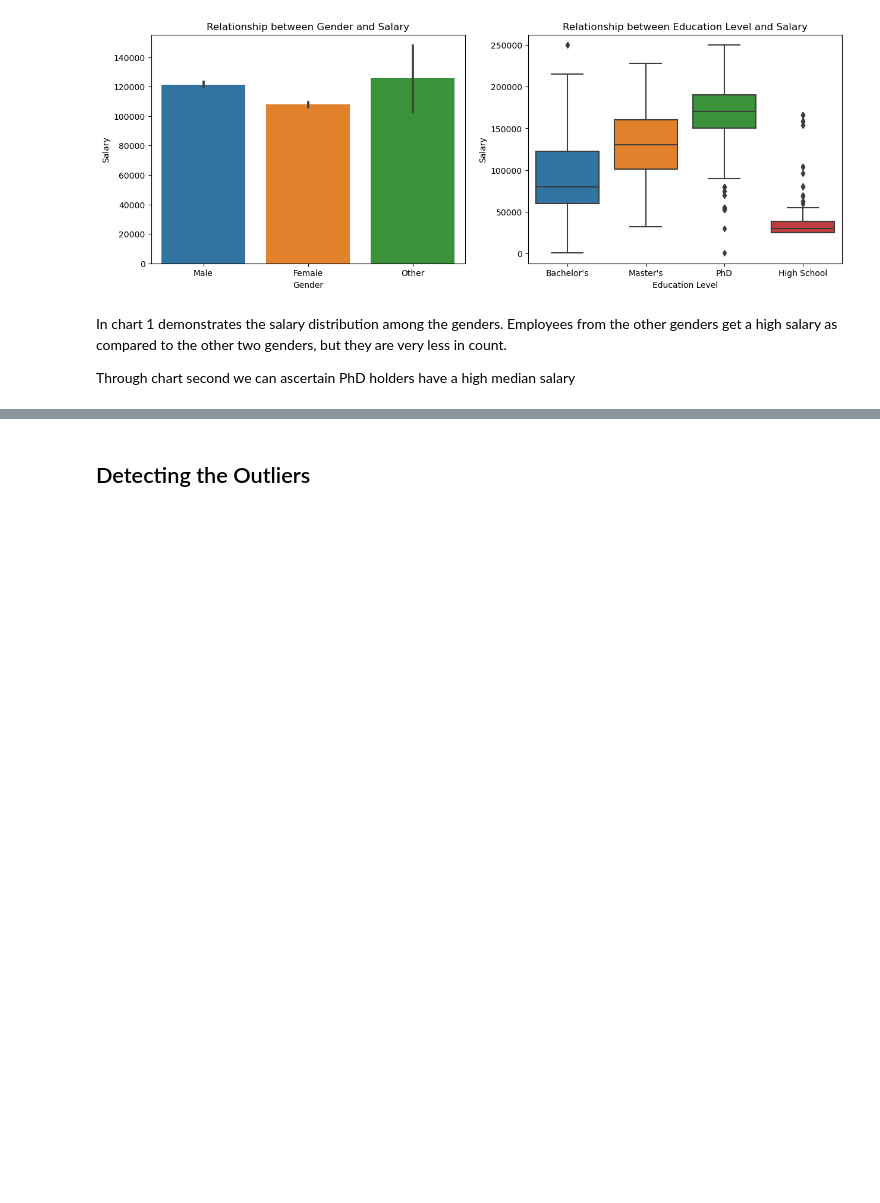
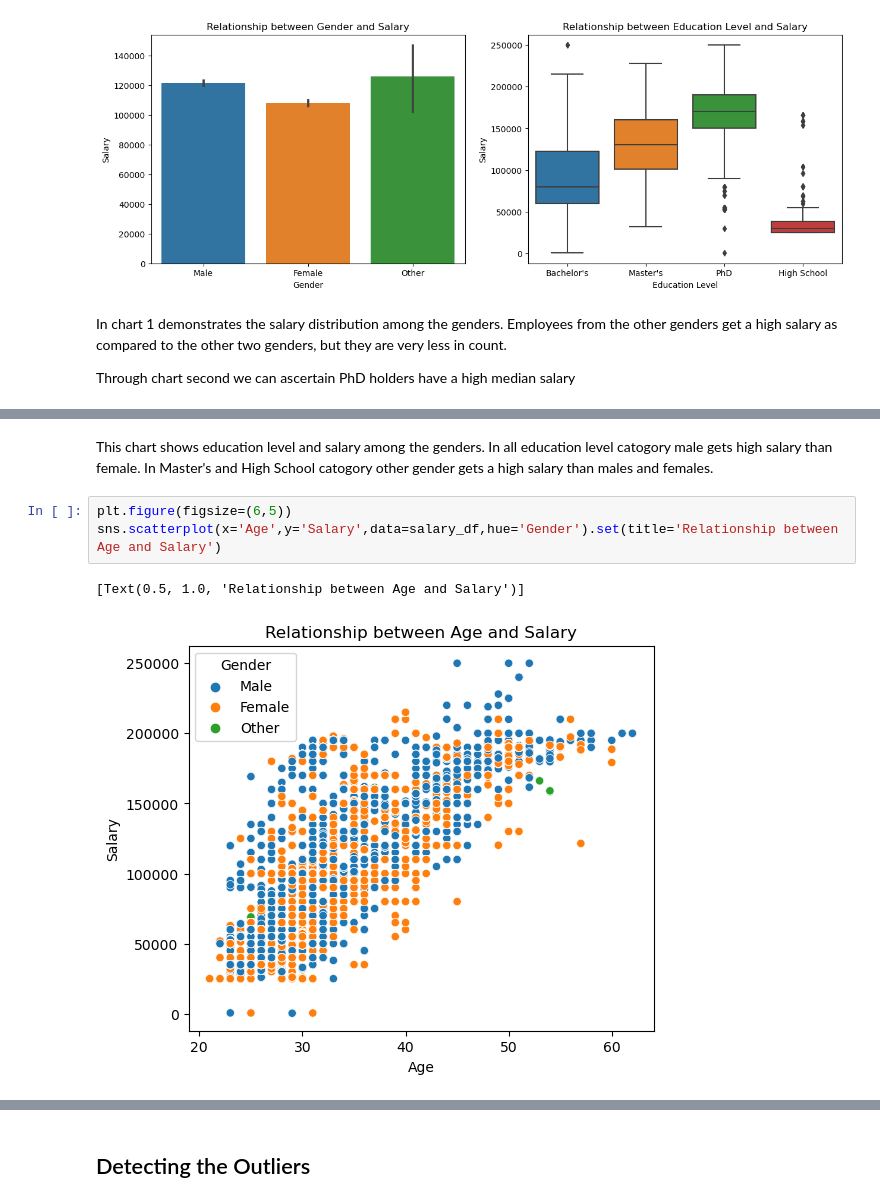
Before and after one commit to Subash0812/ML-projects, a Jupyter notebook: Salary_prediction/salary_prediction.ipynb, the cells around one changed output, grey strips where cells are left out. Drawn from its saved outputs; the diff is of its cells as text; blank space fills up the shorter version.

```diff
--- a/Salary_prediction/salary_prediction.ipynb
+++ b/Salary_prediction/salary_prediction.ipynb
@@ -192,0 +204,8 @@ sns.boxplot(x='Education Level',y='Salary',data=salary_df,ax=ax[1]).set(title='R
+# %% [markdown]
+This chart shows education level and salary among the genders. In all education level catogory male gets high salary than female. In Master's and High School catogory other gender gets a high salary than males and females.
+# %%
+plt.figure(figsize=(6,5))
+sns.scatterplot(x='Age',y='Salary',data=salary_df,hue='Gender').set(title='Relationship between Age and Salary')
+# %% [output]
+[Text(0.5, 1.0, 'Relationship between Age and Salary')]
+[figure, added]
```
Also changed, not shown: parts of 43 cells of this notebook.
